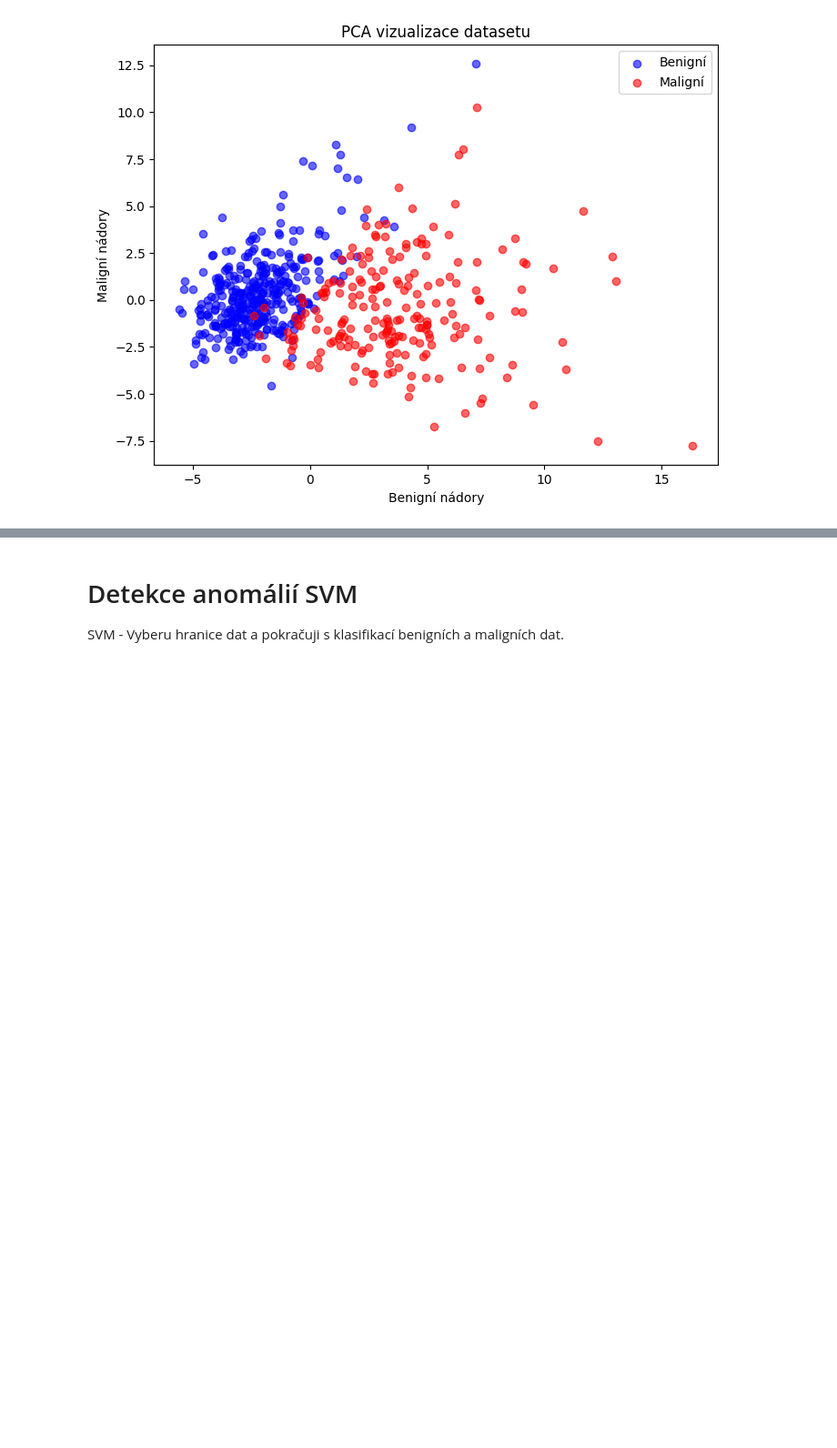
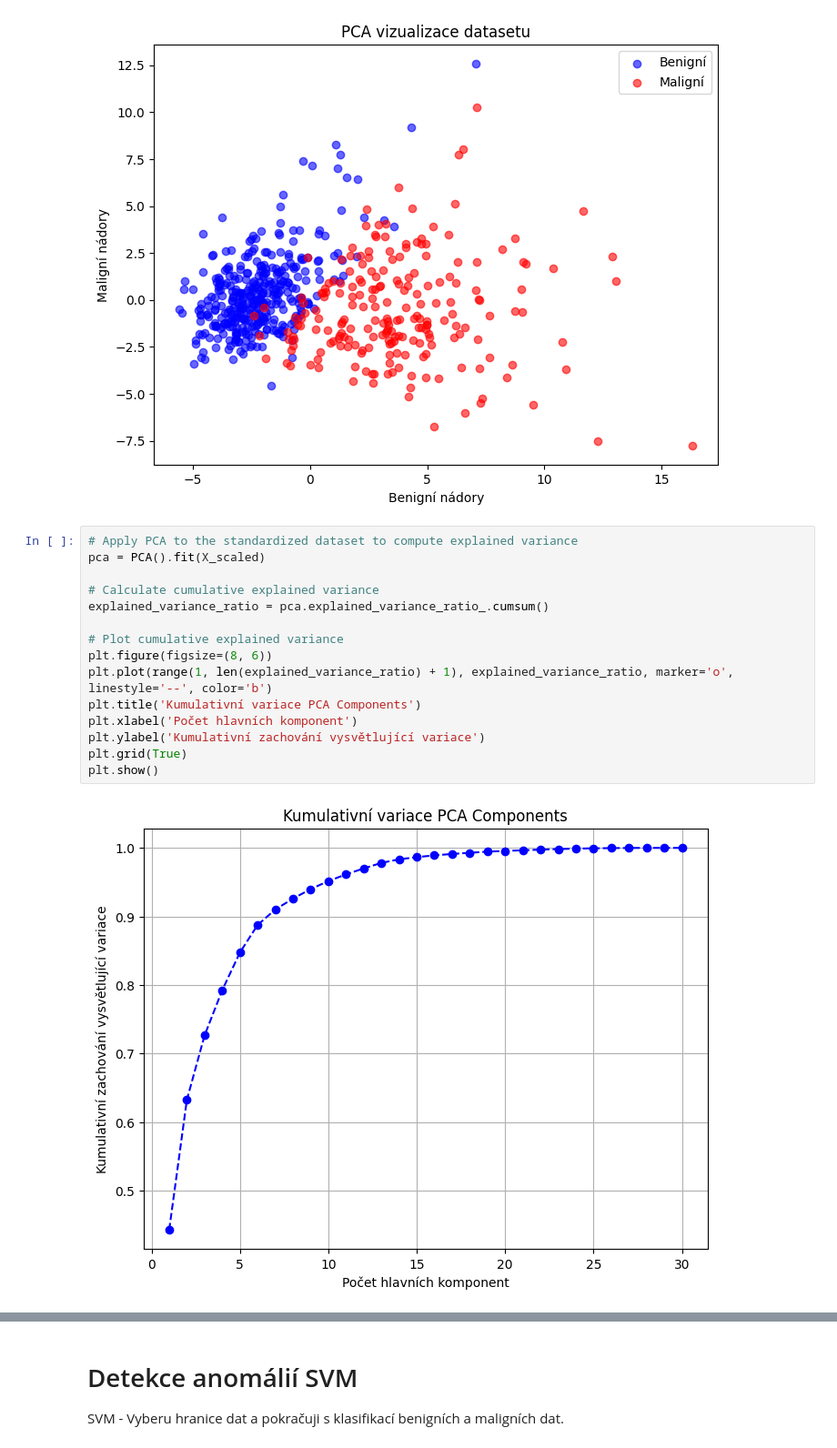
Before and after one commit to MariaSzighardtova/archive, a Jupyter notebook: breast_cancer_wisconsin.ipynb, the cells around one changed output, grey strips where cells are left out. Shown at 91% size. Saved outputs shown, nothing was run; the diff lists cells and outputs as text; blank space fills up the shorter version.

```diff
--- a/breast_cancer_wisconsin.ipynb
+++ b/breast_cancer_wisconsin.ipynb
@@ -248,3 +273,20 @@ plt.legend()
 plt.show()
 # %% [output]
 [figure]
+# %%
+# Apply PCA to the standardized dataset to compute explained variance
+pca = PCA().fit(X_scaled)
+
+# Calculate cumulative explained variance
+explained_variance_ratio = pca.explained_variance_ratio_.cumsum()
+
+# Plot cumulative explained variance
+plt.figure(figsize=(8, 6))
+plt.plot(range(1, len(explained_variance_ratio) + 1), explained_variance_ratio, marker='o', linestyle='--', color='b')
+plt.title('Kumulativní variace PCA Components')
+plt.xlabel('Počet hlavních komponent')
+plt.ylabel('Kumulativní zachování vysvětlující variace')
+plt.grid(True)
+plt.show()
+# %% [output]
+[figure, added]
```
Also changed, not shown: parts of 13 cells of this notebook.
